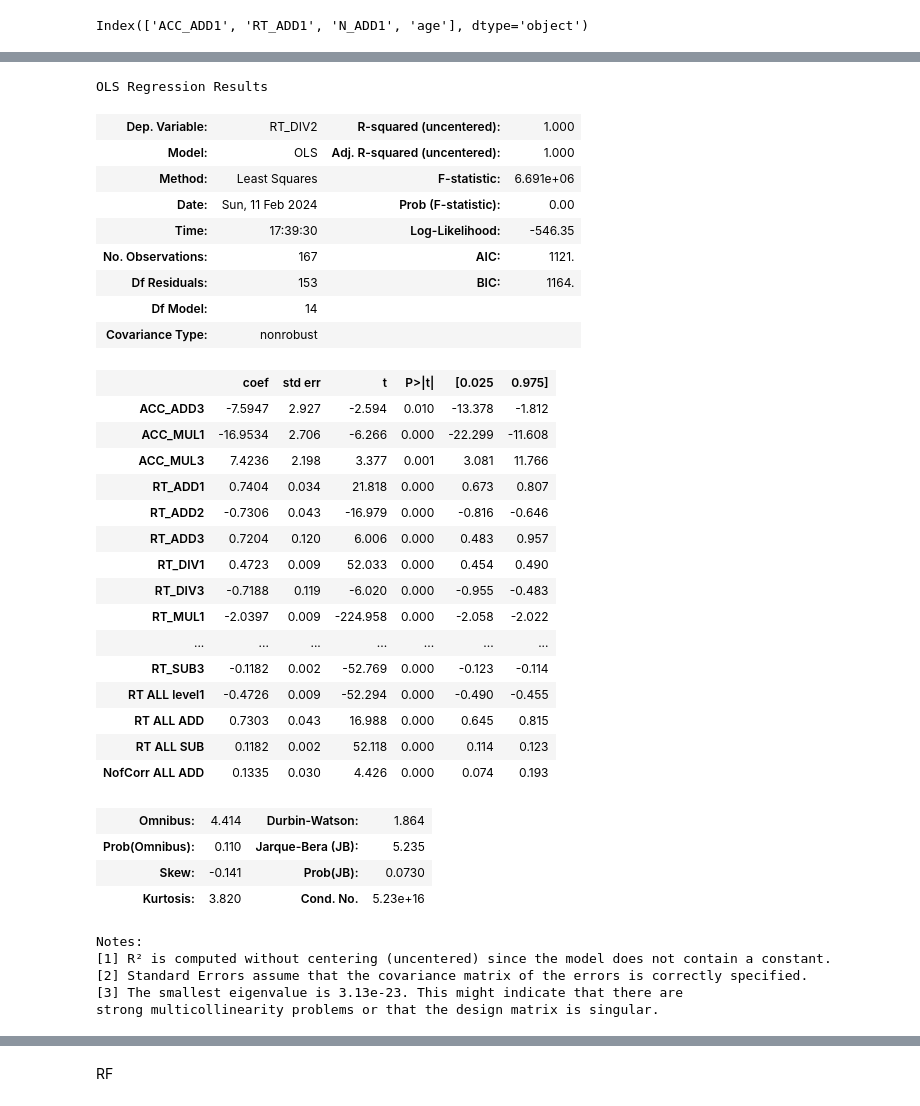
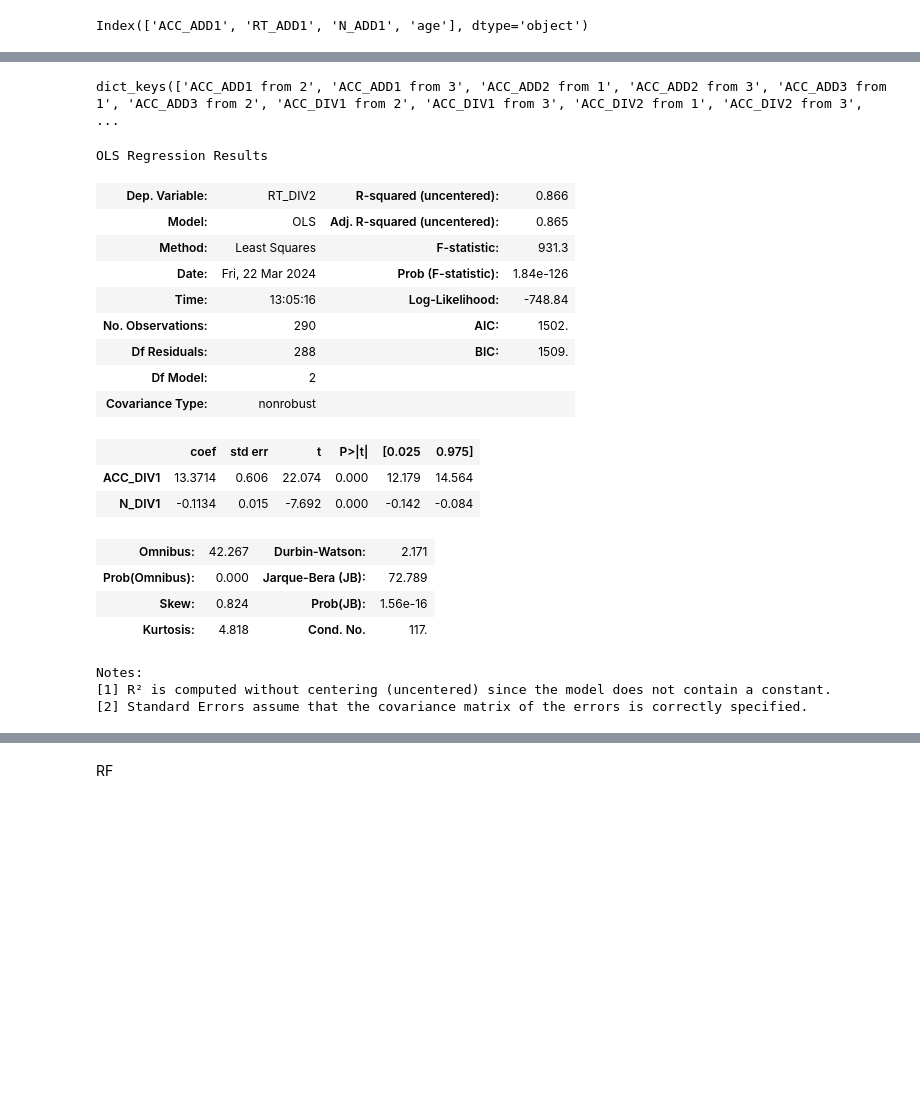
Before and after one commit to VityaVitalich/CMT_PMT, a Jupyter notebook: exps_from_prev_level.ipynb, the cells around one changed output, grey strips where cells are left out. Drawn from its saved outputs; the diff is of its cells as text; code cells hidden in the pictures; blank space fills up the shorter version.

```diff
--- a/exps_from_prev_level.ipynb
+++ b/exps_from_prev_level.ipynb
@@ -24,4 +24,4 @@ warnings.filterwarnings("ignore")
 # %%
 df = pd.read_excel('PMT_march24.xlsx', sheet_name='teens')
 # %%
-df
+df = df.dropna()
@@ -184,41 +131,30 @@ Name: RT_ADD1, Length: 167, dtype: float64
+# %%
+results.keys()
+# %% [output]
+dict_keys(['ACC_ADD1 from 2', 'ACC_ADD1 from 3', 'ACC_ADD2 from 1', 'ACC_ADD2 from 3', 'ACC_ADD3 from 1', 'ACC_ADD3 from 2', 'ACC_DIV1 from 2', 'ACC_DIV1 from 3', 'ACC_DIV2 from 1', 'ACC_DIV2 from 3', ...
 # %%
-results['RT_DIV2'].summary()
+results['RT_DIV2 from 1'].summary()
 # %% [output]
 OLS Regression Results
-| Dep. Variable: | RT_DIV2 | R-squared (uncentered): | 1.000 |
-| Model: | OLS | Adj. R-squared (uncentered): | 1.000 |
-| Method: | Least Squares | F-statistic: | 6.691e+06 |
-| Date: | Sun, 11 Feb 2024 | Prob (F-statistic): | 0.00 |
-| Time: | 17:39:30 | Log-Likelihood: | -546.35 |
-| No. Observations: | 167 | AIC: | 1121. |
-| Df Residuals: | 153 | BIC: | 1164. |
-| Df Model: | 14 |  |  |
+| Dep. Variable: | RT_DIV2 | R-squared (uncentered): | 0.866 |
+| Model: | OLS | Adj. R-squared (uncentered): | 0.865 |
+| Method: | Least Squares | F-statistic: | 931.3 |
+| Date: | Fri, 22 Mar 2024 | Prob (F-statistic): | 1.84e-126 |
+| Time: | 13:05:16 | Log-Likelihood: | -748.84 |
+| No. Observations: | 290 | AIC: | 1502. |
+| Df Residuals: | 288 | BIC: | 1509. |
+| Df Model: | 2 |  |  |
 | Covariance Type: | nonrobust |  |  |
 |  | coef | std err | t | P>|t| | [0.025 | 0.975] |
-| ACC_ADD3 | -7.5947 | 2.927 | -2.594 | 0.010 | -13.378 | -1.812 |
-| ACC_MUL1 | -16.9534 | 2.706 | -6.266 | 0.000 | -22.299 | -11.608 |
-| ACC_MUL3 | 7.4236 | 2.198 | 3.377 | 0.001 | 3.081 | 11.766 |
-| RT_ADD1 | 0.7404 | 0.034 | 21.818 | 0.000 | 0.673 | 0.807 |
-| RT_ADD2 | -0.7306 | 0.043 | -16.979 | 0.000 | -0.816 | -0.646 |
-| RT_ADD3 | 0.7204 | 0.120 | 6.006 | 0.000 | 0.483 | 0.957 |
-| RT_DIV1 | 0.4723 | 0.009 | 52.033 | 0.000 | 0.454 | 0.490 |
-| RT_DIV3 | -0.7188 | 0.119 | -6.020 | 0.000 | -0.955 | -0.483 |
-| RT_MUL1 | -2.0397 | 0.009 | -224.958 | 0.000 | -2.058 | -2.022 |
-| ... | ... | ... | ... | ... | ... | ... |
-| RT_SUB3 | -0.1182 | 0.002 | -52.769 | 0.000 | -0.123 | -0.114 |
-| RT ALL level1 | -0.4726 | 0.009 | -52.294 | 0.000 | -0.490 | -0.455 |
-| RT ALL ADD | 0.7303 | 0.043 | 16.988 | 0.000 | 0.645 | 0.815 |
-| RT ALL SUB | 0.1182 | 0.002 | 52.118 | 0.000 | 0.114 | 0.123 |
-| NofCorr ALL ADD | 0.1335 | 0.030 | 4.426 | 0.000 | 0.074 | 0.193 |
+| ACC_DIV1 | 13.3714 | 0.606 | 22.074 | 0.000 | 12.179 | 14.564 |
+| N_DIV1 | -0.1134 | 0.015 | -7.692 | 0.000 | -0.142 | -0.084 |
-| Omnibus: | 4.414 | Durbin-Watson: | 1.864 |
-| Prob(Omnibus): | 0.110 | Jarque-Bera (JB): | 5.235 |
-| Skew: | -0.141 | Prob(JB): | 0.0730 |
-| Kurtosis: | 3.820 | Cond. No. | 5.23e+16 |
+| Omnibus: | 42.267 | Durbin-Watson: | 2.171 |
+| Prob(Omnibus): | 0.000 | Jarque-Bera (JB): | 72.789 |
+| Skew: | 0.824 | Prob(JB): | 1.56e-16 |
+| Kurtosis: | 4.818 | Cond. No. | 117. |
 Notes:
 [1] R² is computed without centering (uncentered) since the model does not contain a constant.
 [2] Standard Errors assume that the covariance matrix of the errors is correctly specified.
-[3] The smallest eigenvalue is 3.13e-23. This might indicate that there are
-strong multicollinearity problems or that the design matrix is singular.
 # %%
 params_frequency = {}
 for name in df.columns:
```
Also changed, not shown: parts of 20 cells of this notebook, 25 other files.
